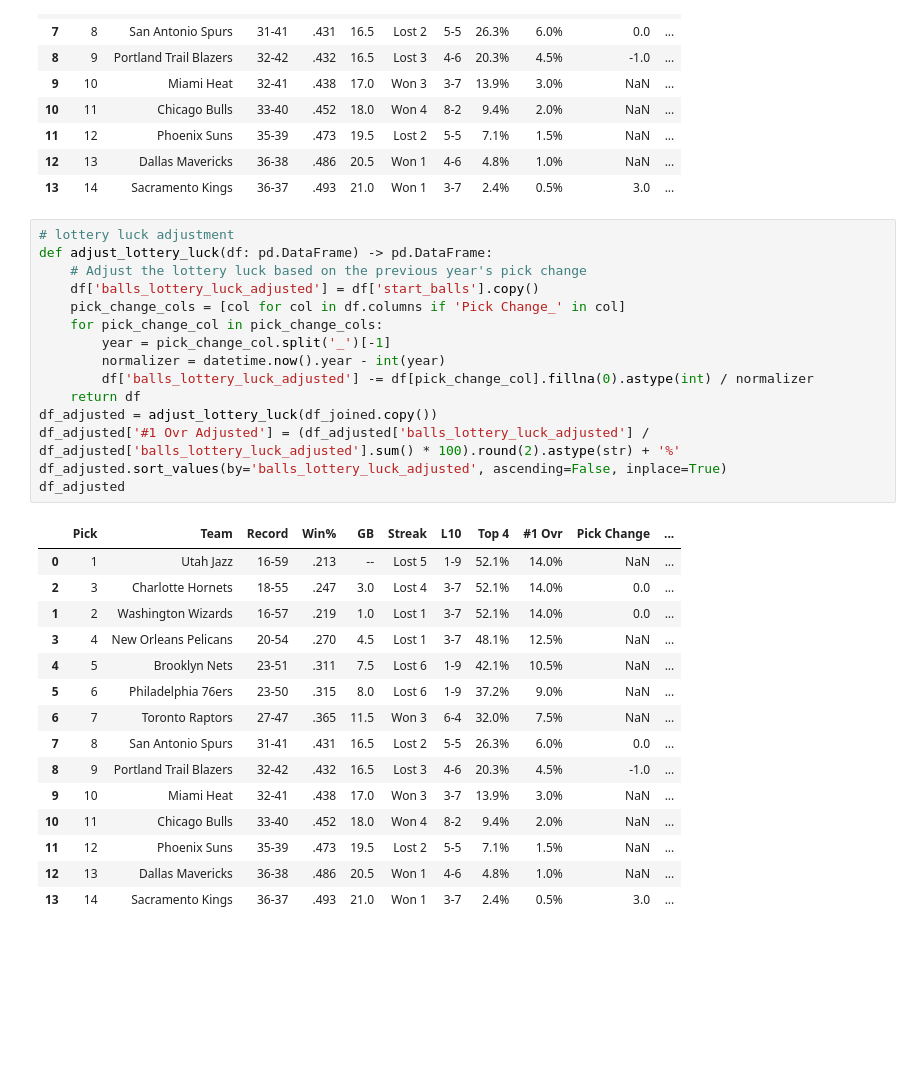
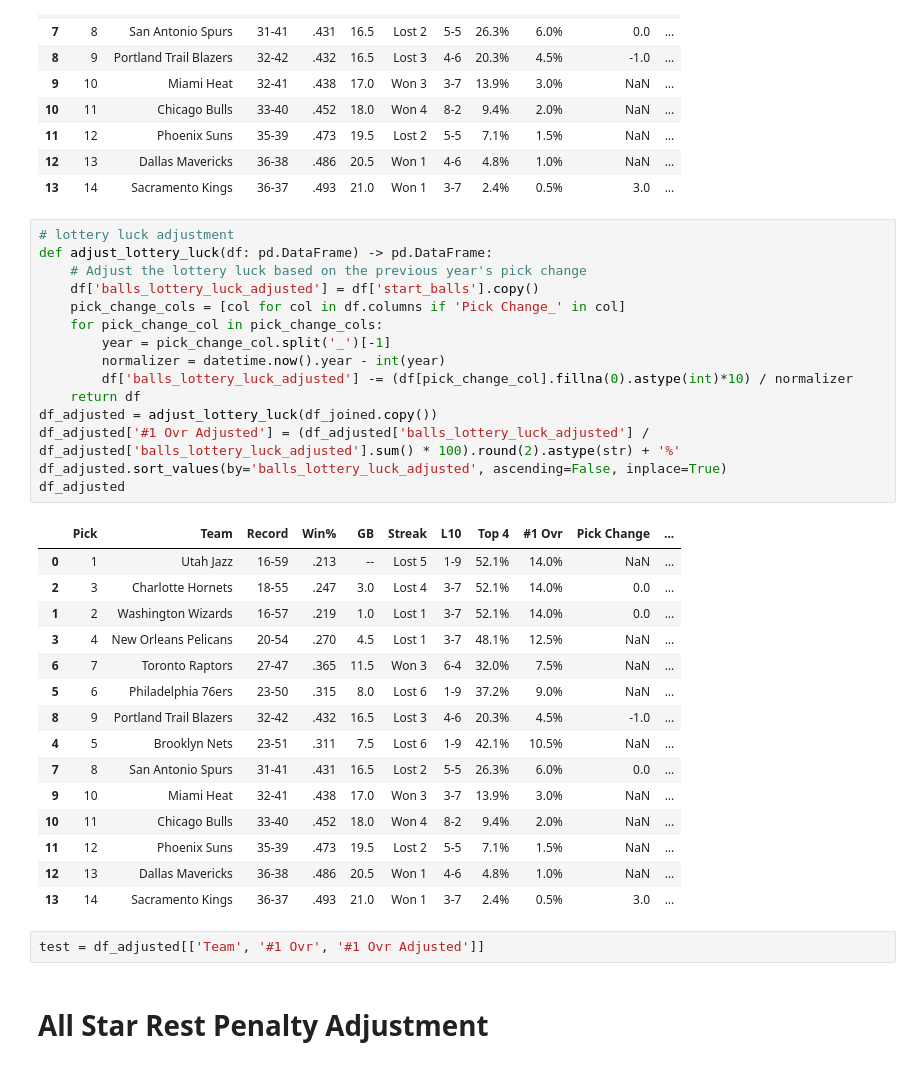
Before and after one commit to lambertaa/nba-analysis, a Jupyter notebook: nba_draft_lottery/draft_lottery_adjust.ipynb, the cells around one changed output. Drawn from its saved outputs; the diff is of its cells as text; blank space fills up the shorter version.

```diff
--- a/nba_draft_lottery/draft_lottery_adjust.ipynb
+++ b/nba_draft_lottery/draft_lottery_adjust.ipynb
@@ -154,31 +160,35 @@ df_joined
 # %%
 # lottery luck adjustment
 def adjust_lottery_luck(df: pd.DataFrame) -> pd.DataFrame:
     # Adjust the lottery luck based on the previous year's pick change
     df['balls_lottery_luck_adjusted'] = df['start_balls'].copy()
     pick_change_cols = [col for col in df.columns if 'Pick Change_' in col]
     for pick_change_col in pick_change_cols:
         year = pick_change_col.split('_')[-1]
         normalizer = datetime.now().year - int(year)
-        df['balls_lottery_luck_adjusted'] -= df[pick_change_col].fillna(0).astype(int) / normalizer
+        df['balls_lottery_luck_adjusted'] -= (df[pick_change_col].fillna(0).astype(int)*10) / normalizer
     return df
 df_adjusted = adjust_lottery_luck(df_joined.copy())
 df_adjusted['#1 Ovr Adjusted'] = (df_adjusted['balls_lottery_luck_adjusted'] / df_adjusted['balls_lottery_luck_adjusted'].sum() * 100).round(2).astype(str) + '%'
 df_adjusted.sort_values(by='balls_lottery_luck_adjusted', ascending=False, inplace=True)
 df_adjusted
 # %% [output]
 |  | Pick | Team | Record | Win% | GB | Streak | L10 | Top 4 | #1 Ovr | Pick Change | ... |
 | 0 | 1 | Utah Jazz | 16-59 | .213 | -- | Lost 5 | 1-9 | 52.1% | 14.0% | NaN | ... |
 | 2 | 3 | Charlotte Hornets | 18-55 | .247 | 3.0 | Lost 4 | 3-7 | 52.1% | 14.0% | 0.0 | ... |
 | 1 | 2 | Washington Wizards | 16-57 | .219 | 1.0 | Lost 1 | 3-7 | 52.1% | 14.0% | 0.0 | ... |
 | 3 | 4 | New Orleans Pelicans | 20-54 | .270 | 4.5 | Lost 1 | 3-7 | 48.1% | 12.5% | NaN | ... |
+| 6 | 7 | Toronto Raptors | 27-47 | .365 | 11.5 | Won 3 | 6-4 | 32.0% | 7.5% | NaN | ... |
+| 5 | 6 | Philadelphia 76ers | 23-50 | .315 | 8.0 | Lost 6 | 1-9 | 37.2% | 9.0% | NaN | ... |
+| 8 | 9 | Portland Trail Blazers | 32-42 | .432 | 16.5 | Lost 3 | 4-6 | 20.3% | 4.5% | -1.0 | ... |
 | 4 | 5 | Brooklyn Nets | 23-51 | .311 | 7.5 | Lost 6 | 1-9 | 42.1% | 10.5% | NaN | ... |
-| 5 | 6 | Philadelphia 76ers | 23-50 | .315 | 8.0 | Lost 6 | 1-9 | 37.2% | 9.0% | NaN | ... |
-| 6 | 7 | Toronto Raptors | 27-47 | .365 | 11.5 | Won 3 | 6-4 | 32.0% | 7.5% | NaN | ... |
 | 7 | 8 | San Antonio Spurs | 31-41 | .431 | 16.5 | Lost 2 | 5-5 | 26.3% | 6.0% | 0.0 | ... |
-| 8 | 9 | Portland Trail Blazers | 32-42 | .432 | 16.5 | Lost 3 | 4-6 | 20.3% | 4.5% | -1.0 | ... |
 | 9 | 10 | Miami Heat | 32-41 | .438 | 17.0 | Won 3 | 3-7 | 13.9% | 3.0% | NaN | ... |
 | 10 | 11 | Chicago Bulls | 33-40 | .452 | 18.0 | Won 4 | 8-2 | 9.4% | 2.0% | NaN | ... |
 | 11 | 12 | Phoenix Suns | 35-39 | .473 | 19.5 | Lost 2 | 5-5 | 7.1% | 1.5% | NaN | ... |
 | 12 | 13 | Dallas Mavericks | 36-38 | .486 | 20.5 | Won 1 | 4-6 | 4.8% | 1.0% | NaN | ... |
 | 13 | 14 | Sacramento Kings | 36-37 | .493 | 21.0 | Won 1 | 3-7 | 2.4% | 0.5% | 3.0 | ... |
+# %%
+test = df_adjusted[['Team', '#1 Ovr', '#1 Ovr Adjusted']]
+# %% [markdown]
+# All Star Rest Penalty Adjustment
```
Also changed, not shown: parts of 7 cells of this notebook, 1 other file.
